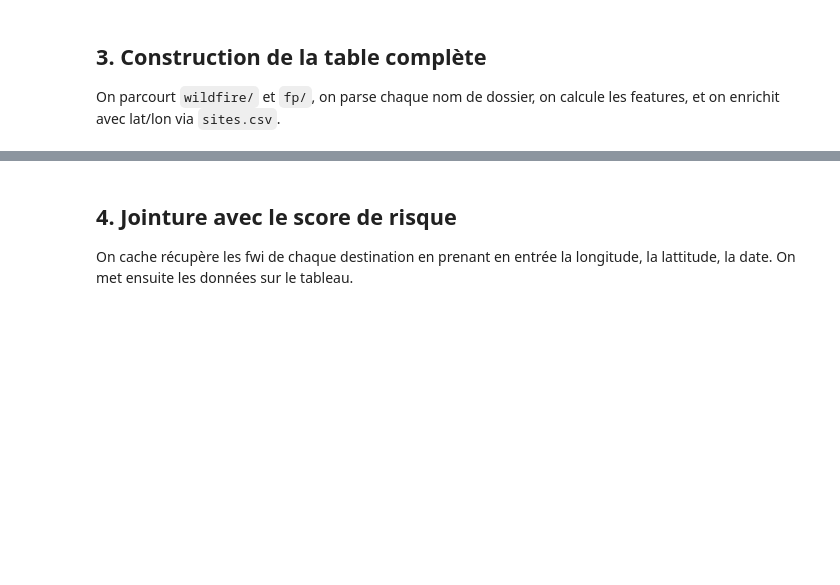
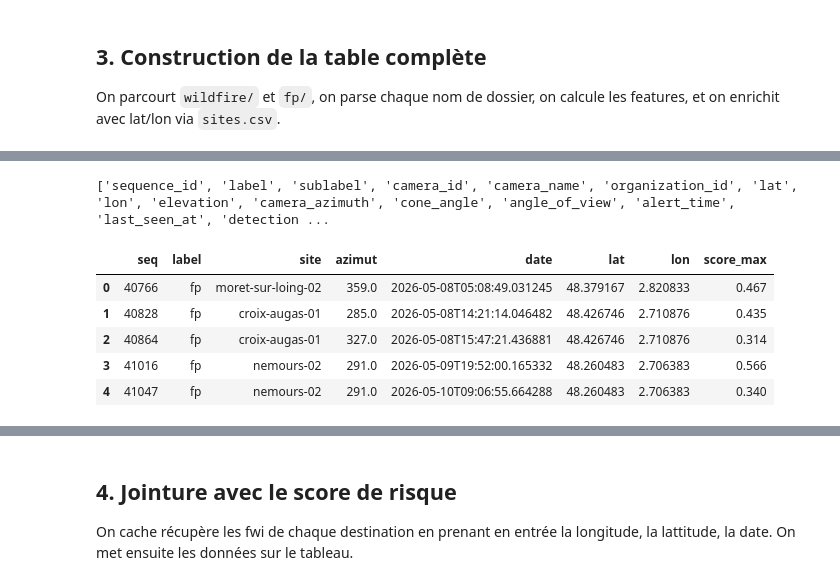
Before and after one commit to Octavien41/HACK-PYRON, a Jupyter notebook: parsing_pyronear.ipynb, the cells around one changed output, grey strips where cells are left out. Cells and saved outputs as stored; diff of their text form; code cells hidden in the pictures; blank space fills up the shorter version.

```diff
--- a/parsing_pyronear.ipynb
+++ b/parsing_pyronear.ipynb
@@ -160,3 +161,30 @@ df.head()
 | 2 | pyronear-force-06_cabanelle_125_2... | wildfire | pyronear-force-06_cabanelle | 125 | 2024-02-27 | 43.786647 | 7.419608 | 0.823242 | 0.684522 | 10 |
 | 3 | pyronear-force-06_cabanelle_244_2... | wildfire | pyronear-force-06_cabanelle | 244 | 2024-02-23 | 43.786647 | 7.419608 | 0.798828 | 0.682324 | 10 |
 | 4 | pyronear-force-06_cabanelle_244_2... | wildfire | pyronear-force-06_cabanelle | 244 | 2024-09-14 | 43.786647 | 7.419608 | 0.573242 | 0.438599 | 4 |
+# %%
+print(pd.read_csv("mines_pyronear_data_2/sequences_info.csv", nrows=0).columns.tolist())
+
+df_2 = pd.read_csv("mines_pyronear_data_2/sequences_info.csv")
+vraies_colonnes = ["sequence_id", "label", "camera_name", "camera_azimuth","last_seen_at", "lat", "lon", "max_conf"]
+df_2 = df_2[vraies_colonnes]
+dictionnaire_noms = {
+    "sequence_id": "seq",
+    "label": "label",
+    "camera_name": "site",
+    "camera_azimuth": "azimut",
+    "last_seen_at": "date",
+    "lat": "lat",
+    "lon": "lon",
+    "max_conf": "score_max"
+}
+df_2 = df_2.rename(columns=dictionnaire_noms)
+
+df_2.head(5)
+# %% [output]
+['sequence_id', 'label', 'sublabel', 'camera_id', 'camera_name', 'organization_id', 'lat', 'lon', 'elevation', 'camera_azimuth', 'cone_angle', 'angle_of_view', 'alert_time', 'last_seen_at', 'detection ...
+|  | seq | label | site | azimut | date | lat | lon | score_max |
+| 0 | 40766 | fp | moret-sur-loing-02 | 359.0 | 2026-05-08T05:08:49.031245 | 48.379167 | 2.820833 | 0.467 |
+| 1 | 40828 | fp | croix-augas-01 | 285.0 | 2026-05-08T14:21:14.046482 | 48.426746 | 2.710876 | 0.435 |
+| 2 | 40864 | fp | croix-augas-01 | 327.0 | 2026-05-08T15:47:21.436881 | 48.426746 | 2.710876 | 0.314 |
+| 3 | 41016 | fp | nemours-02 | 291.0 | 2026-05-09T19:52:00.165332 | 48.260483 | 2.706383 | 0.566 |
+| 4 | 41047 | fp | nemours-02 | 291.0 | 2026-05-10T09:06:55.664288 | 48.260483 | 2.706383 | 0.340 |
```
Also changed, not shown: parts of 3 cells of this notebook, 1 other file.
